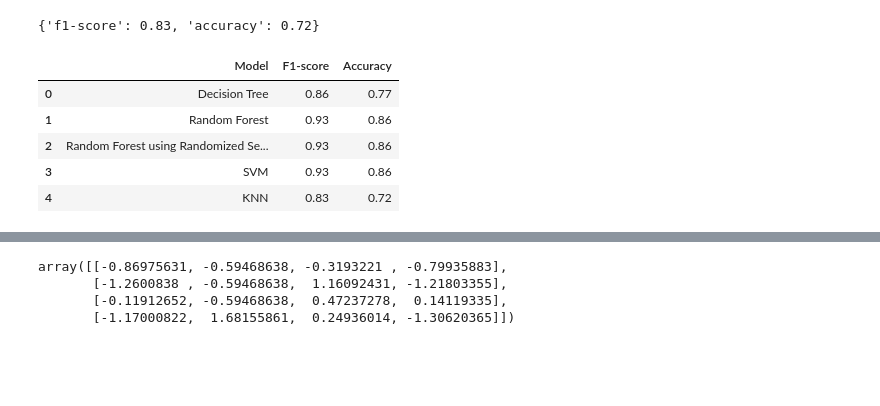
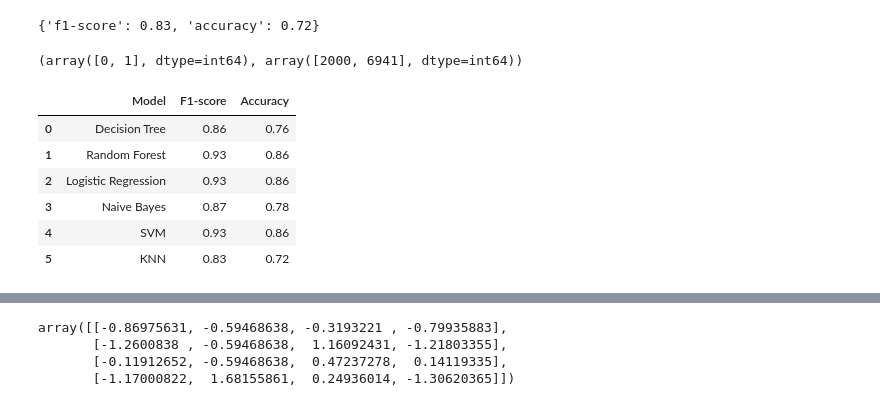
Before and after one commit to bartekwphd/Project_LC, a Jupyter notebook: Project part 4 - Modeling.ipynb, the cells around one changed output, grey strips where cells are left out. Cells and saved outputs as stored; diff of their text form; code cells hidden in the pictures; blank space fills up the shorter version.

```diff
--- a/Project part 4 - Modeling.ipynb
+++ b/Project part 4 - Modeling.ipynb
@@ -501,8 +543,8 @@ from sklearn.svm import SVC
 # %%
 model = SVC()
 # %%
-model.fit(X_train,y_train)
+model.fit(X_scaled_train, y_scaled_train)
 # %% [output]
 SVC()
 # %%
-svm_prediction = model.predict(X_test)
+svm_prediction = model.predict(X_scaled_test)
@@ -511,6 +551,6 @@ from sklearn.metrics import classification_report,confusion_matrix
 # %%
-print(classification_report(y_test,svm_prediction, zero_division=1))
-svm_pr = evaluate(svm_prediction,y_test)
+print(classification_report(y_scaled_test, svm_prediction, zero_division=1))
+svm_pr = evaluate(svm_prediction,y_scaled_test)
 svm_pr
 # %% [output]
               precision    recall  f1-score   support
@@ -557,8 +583,8 @@ simplefilter(action='ignore', category=FutureWarning)
 knn_prediction = knn.predict(X_scaled_test)
 # %%
 print(classification_report(knn_prediction, y_scaled_test, zero_division=1))
-knn1_pr = evaluate(knn_prediction,y_scaled_test)
-knn1_pr
+knn_pr = evaluate(knn_prediction,y_scaled_test)
+knn_pr
 # %% [output]
               precision    recall  f1-score   support
 
@@ -569,34 +595,43 @@ knn1_pr
    macro avg       0.55      0.53      0.53      8941
 weighted avg       0.68      0.72      0.70      8941
 {'f1-score': 0.83, 'accuracy': 0.72}
+# %%
+knn_count = np.unique(knn_prediction, return_counts=True)
+knn_count
+# %% [output]
+(array([0, 1], dtype=int64), array([2000, 6941], dtype=int64))
 # %%
-prediction_data={'Model':['Decision Tree',
+prediction_data={'Model': ['Decision Tree',
                           'Random Forest',
-                          'Random Forest using Randomized Search',
+                          'Logistic Regression',
+                          'Naive Bayes',
                           'SVM',
                           'KNN'
                          ],
-                   'F1-score':[dtree_pr['f1-score'],
+                   'F1-score': [dtree_pr['f1-score'],
                               rf_pr['f1-score'],
-                              rf_rand_pr['f1-score'],
+                              lr_pr['f1-score'],
+                              nb_pr['f1-score'],
                               svm_pr['f1-score'],
-                              knn1_pr['f1-score']],
+                              knn_pr['f1-score']],
 
-                   'Accuracy':[dtree_pr['accuracy'],
+                   'Accuracy': [dtree_pr['accuracy'],
                               rf_pr['accuracy'],
-                              rf_rand_pr['accuracy'],
+                              lr_pr['accuracy'],
+                              nb_pr['accuracy'],
                               svm_pr['accuracy'],
-                              knn1_pr['accuracy']],
+                              knn_pr['accuracy']],
 
                     }
 
 # Create DataFrame
 prediction_table = pd.DataFrame(prediction_data)
 prediction_table
 # %% [output]
 |  | Model | F1-score | Accuracy |
-| 0 | Decision Tree | 0.86 | 0.77 |
+| 0 | Decision Tree | 0.86 | 0.76 |
 | 1 | Random Forest | 0.93 | 0.86 |
-| 2 | Random Forest using Randomized Se... | 0.93 | 0.86 |
-| 3 | SVM | 0.93 | 0.86 |
-| 4 | KNN | 0.83 | 0.72 |
+| 2 | Logistic Regression | 0.93 | 0.86 |
+| 3 | Naive Bayes | 0.87 | 0.78 |
+| 4 | SVM | 0.93 | 0.86 |
+| 5 | KNN | 0.83 | 0.72 |
```
Also changed, not shown: parts of 134 cells of this notebook.
